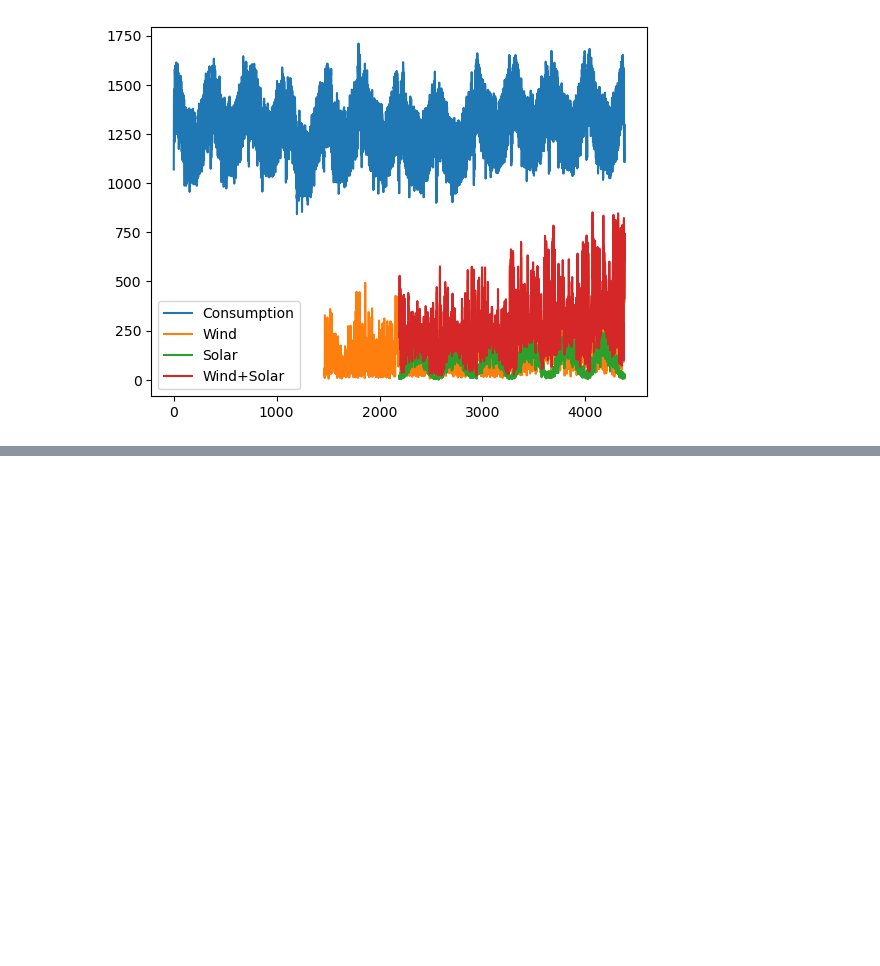
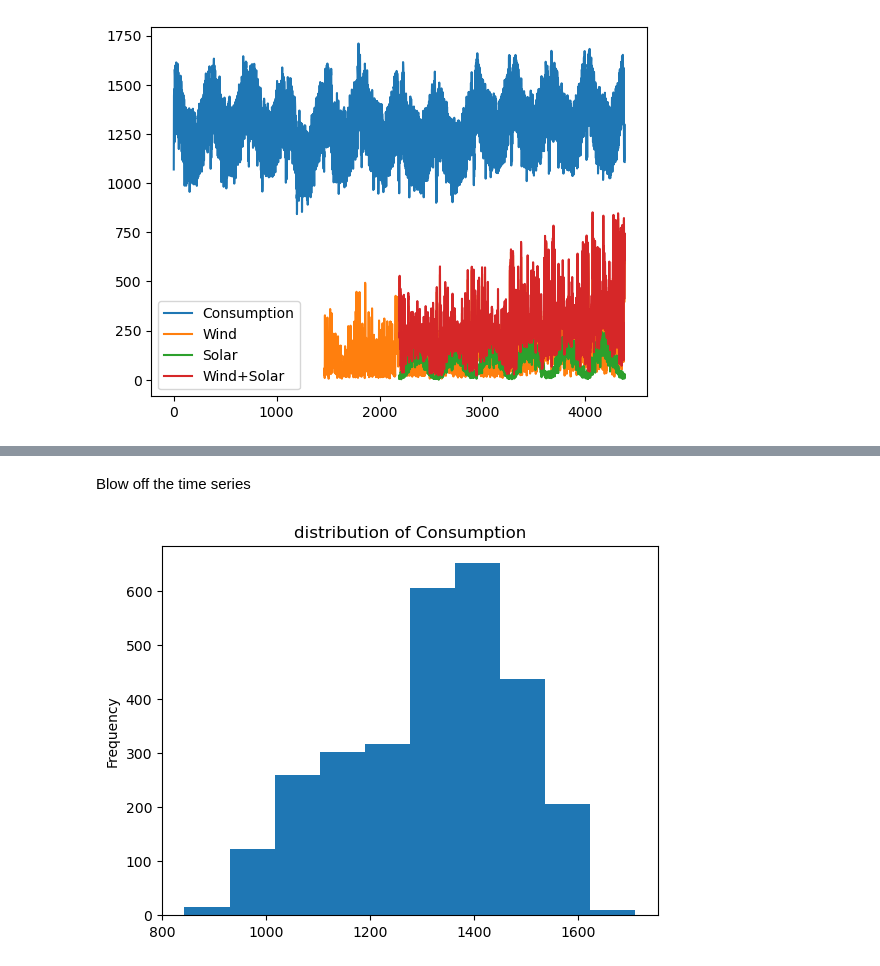
Before and after one commit to Miatta-Sinayoko/time-series-exercises, a Jupyter notebook: explore_exercise.ipynb, the cells around one changed output, grey strips where cells are left out. Cells and saved outputs as stored; diff of their text form; code cells hidden in the pictures; blank space fills up the shorter version.

```diff
--- a/explore_exercise.ipynb
+++ b/explore_exercise.ipynb
@@ -686,0 +884,8 @@ TypeError: unhashable type: 'numpy.ndarray'
+# %% [markdown]
+Blow off the time series
+# %%
+train.Consumption.plot.hist()
+plt.title('distribution of Consumption')
+plt.show()
+# %% [output]
+[figure, added]
```
Also changed, not shown: parts of 77 cells of this notebook.
